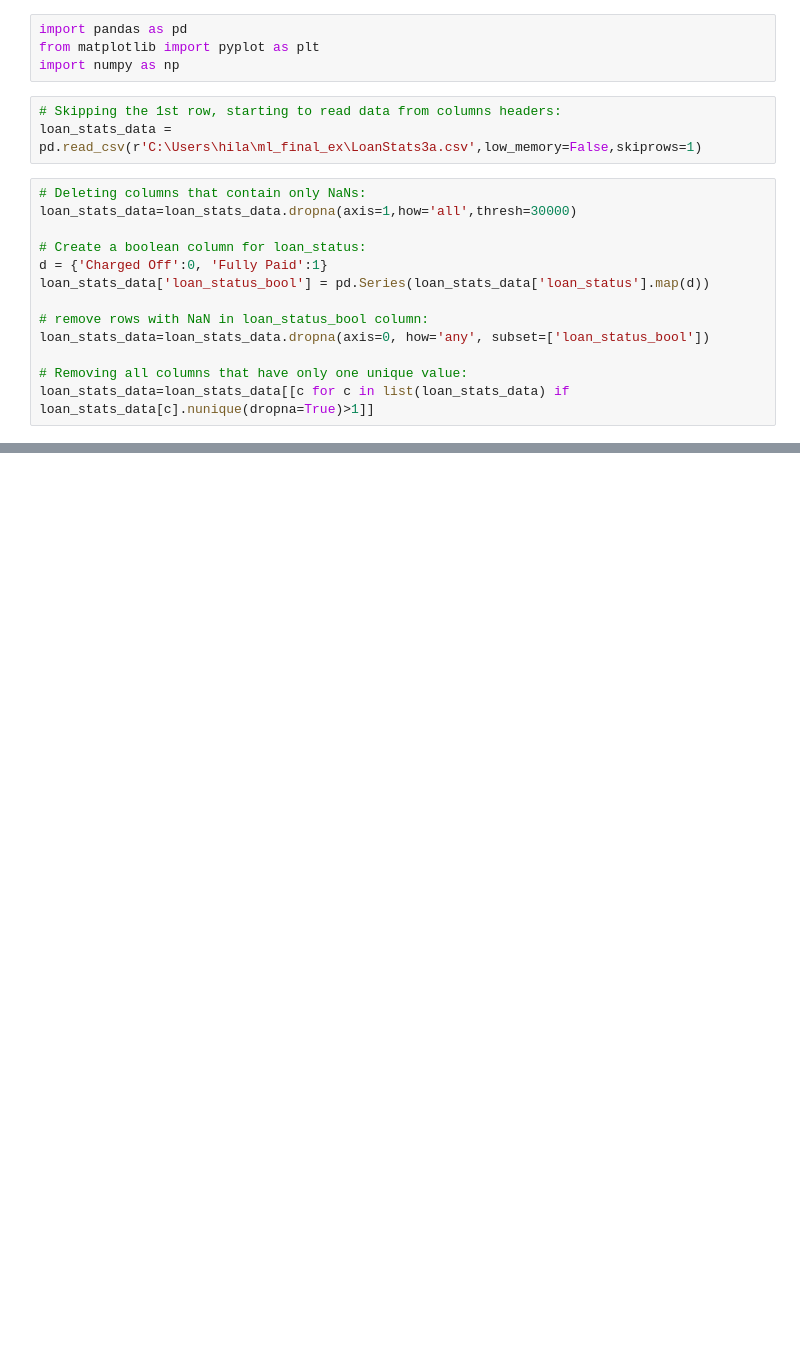
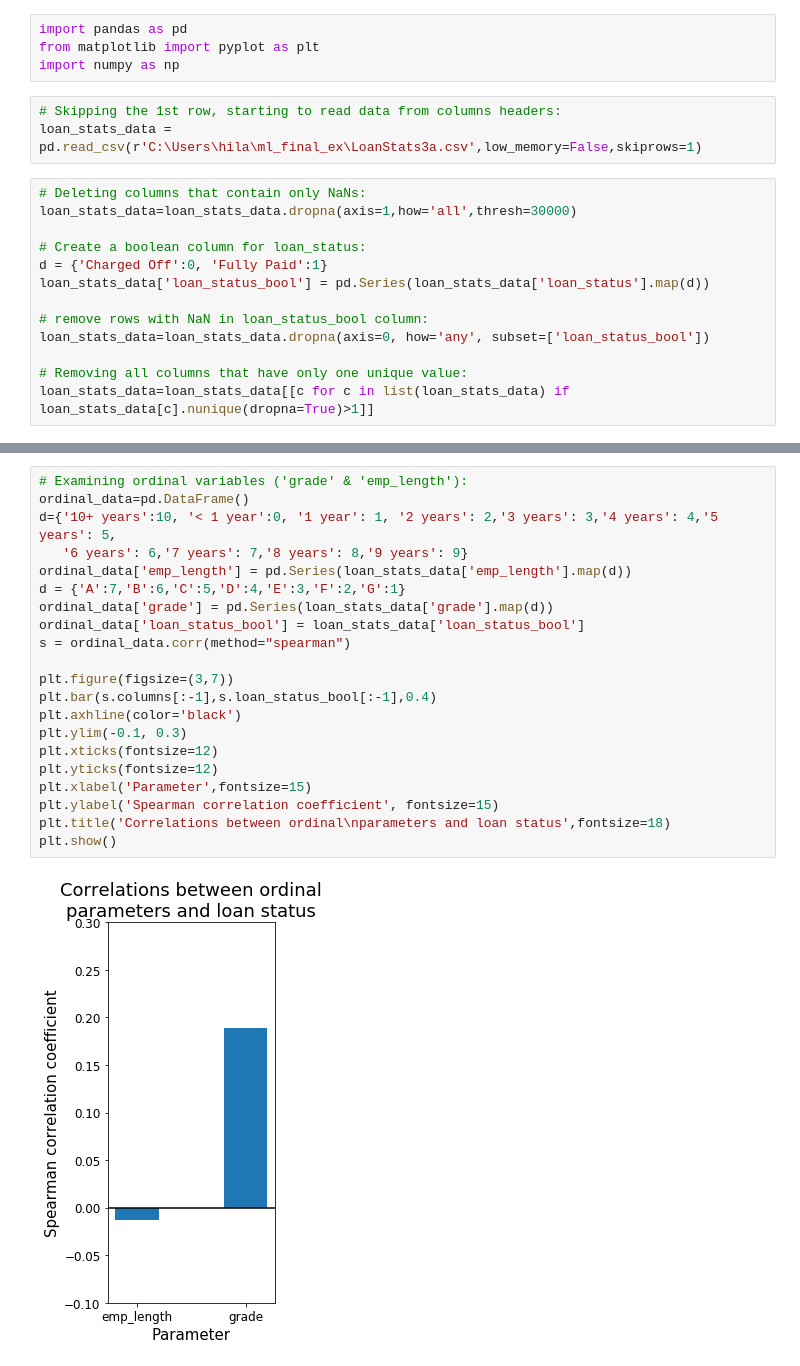
Before and after one commit to HilaGast/ml_final_ex, a Jupyter notebook: ML report Omri & Hila.ipynb, the cells around one changed output, grey strips where cells are left out. Drawn from its saved outputs; the diff is of its cells as text; blank space fills up the shorter version.

```diff
--- a/ML report Omri & Hila.ipynb
+++ b/ML report Omri & Hila.ipynb
@@ -72,0 +211,23 @@ plt.show()
+# %%
+# Examining ordinal variables ('grade' & 'emp_length'):
+ordinal_data=pd.DataFrame()
+d={'10+ years':10, '< 1 year':0, '1 year': 1, '2 years': 2,'3 years': 3,'4 years': 4,'5 years': 5,
+   '6 years': 6,'7 years': 7,'8 years': 8,'9 years': 9}
+ordinal_data['emp_length'] = pd.Series(loan_stats_data['emp_length'].map(d))
+d = {'A':7,'B':6,'C':5,'D':4,'E':3,'F':2,'G':1}
+ordinal_data['grade'] = pd.Series(loan_stats_data['grade'].map(d))
+ordinal_data['loan_status_bool'] = loan_stats_data['loan_status_bool']
+s = ordinal_data.corr(method="spearman")
+
+plt.figure(figsize=(3,7))
+plt.bar(s.columns[:-1],s.loan_status_bool[:-1],0.4)
+plt.axhline(color='black')
+plt.ylim(-0.1, 0.3)
+plt.xticks(fontsize=12)
+plt.yticks(fontsize=12)
+plt.xlabel('Parameter',fontsize=15)
+plt.ylabel('Spearman correlation coefficient', fontsize=15)
+plt.title('Correlations between ordinal\nparameters and loan status',fontsize=18)
+plt.show()
+# %% [output]
+[figure, added]
```
Also changed, not shown: parts of 20 cells of this notebook, 1 other file.
